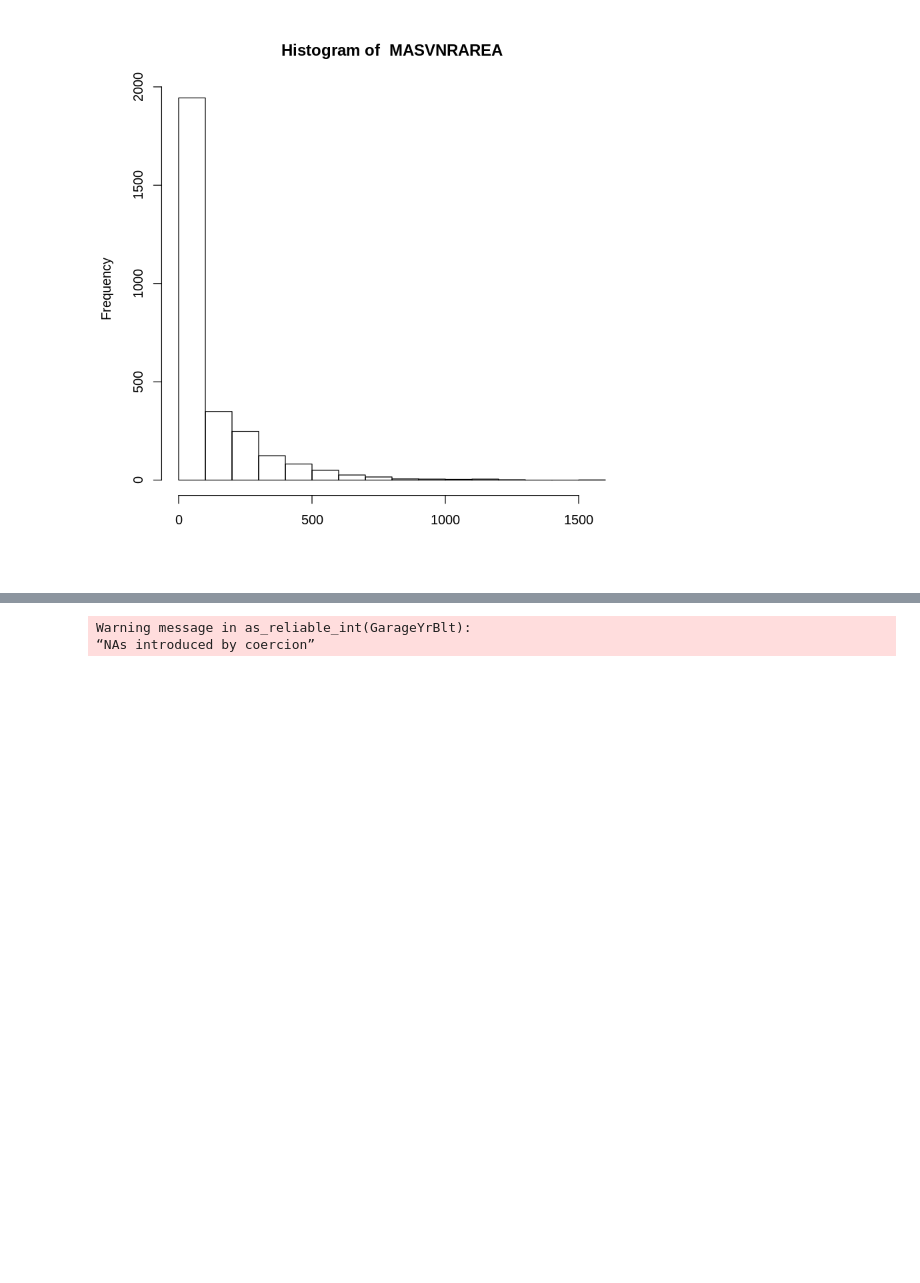
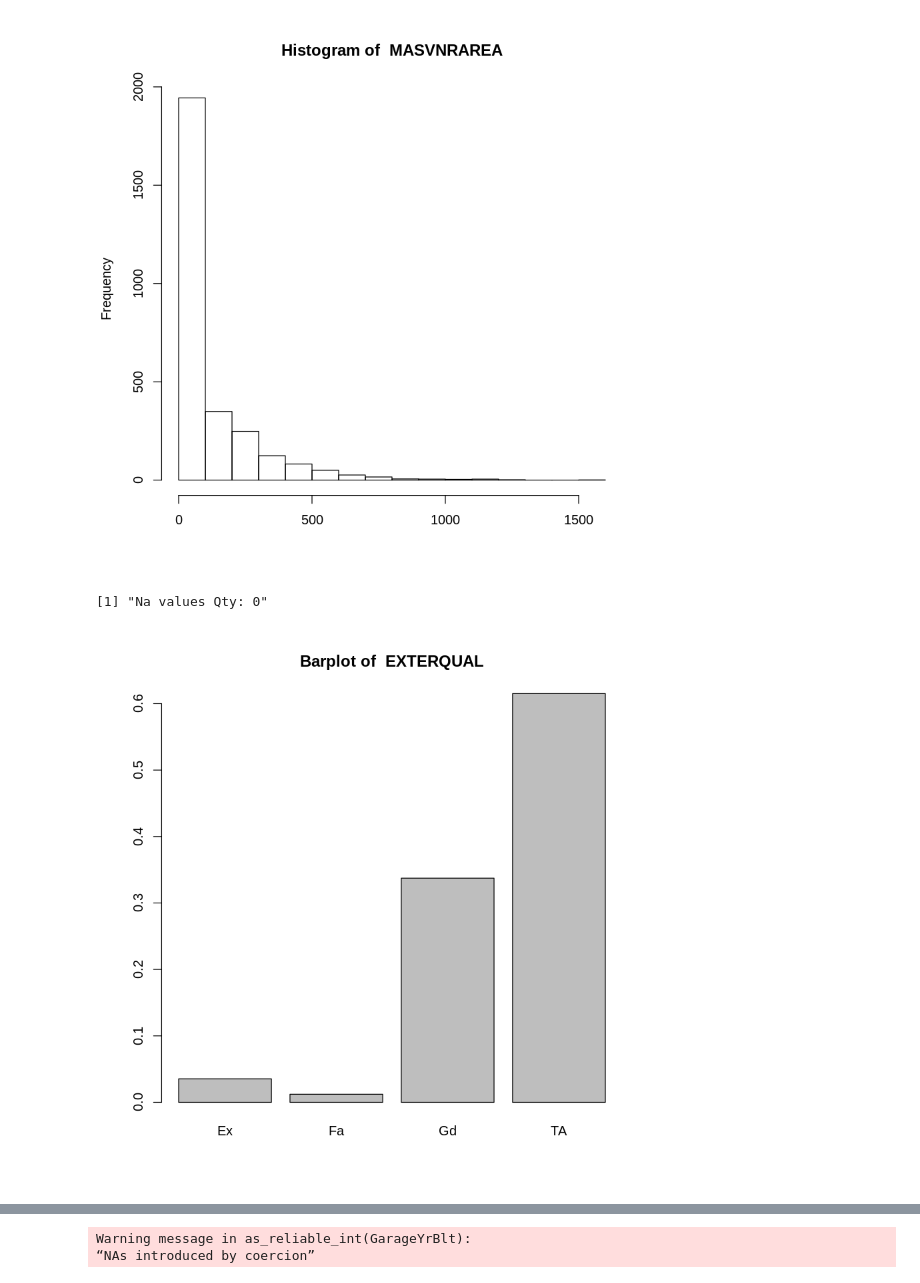
Before and after one commit to amirsaleem1990/Statistics, a Jupyter notebook: House-Prices-Advanced-Regression-Techniques-kaggle-compitation/Untitled1.ipynb, the cells around one changed output, grey strips where cells are left out. Saved outputs shown, nothing was run; the diff lists cells and outputs as text; code cells hidden in the pictures; blank space fills up the shorter version.

```diff
--- a/House-Prices-Advanced-Regression-Techniques-kaggle-compitation/Untitled1.ipynb
+++ b/House-Prices-Advanced-Regression-Techniques-kaggle-compitation/Untitled1.ipynb
@@ -250,0 +253,5 @@ desc("MasVnrArea")
+# %%
+desc("ExterQual")
+# %% [output]
+[1] "Na values Qty: 0"
+[figure, added]
```
Also changed, not shown: parts of 4 cells of this notebook.
